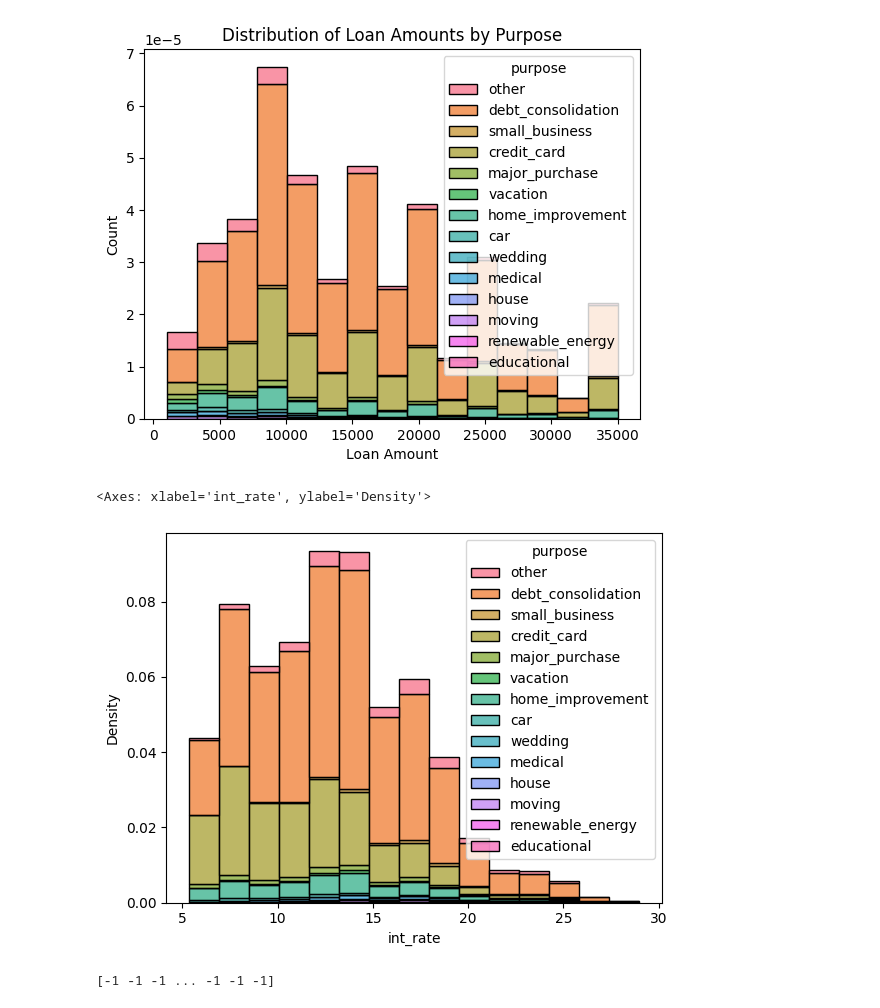
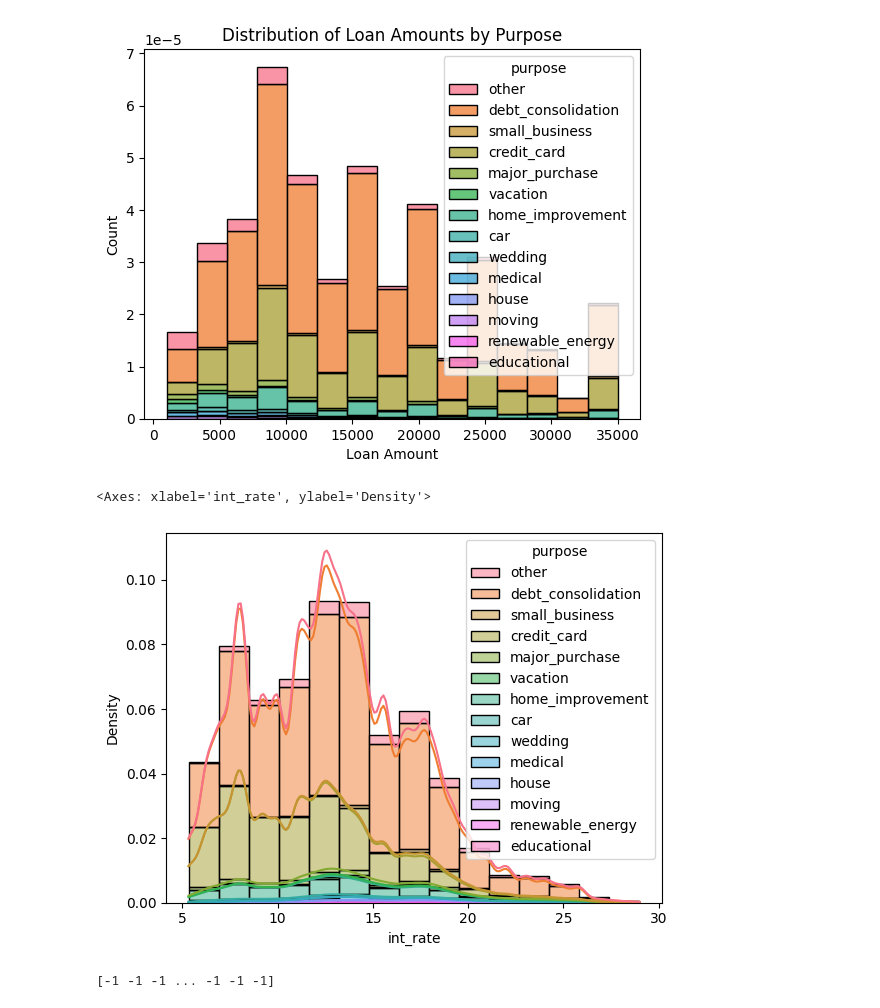
Before and after one commit to dugku/FinalProjectSem2, a Jupyter notebook: main.ipynb, the cells around one changed output. Drawn from its saved outputs; the diff is of its cells as text; code cells hidden in the pictures.

```diff
--- a/main.ipynb
+++ b/main.ipynb
@@ -33,0 +48,4 @@ Index(['Unnamed: 0', 'id', 'member_id', 'loan_amnt', 'funded_amnt',
+# %%
+MoreDropped = droppped.drop(["Unnamed: 0", "id", "member_id", "acc_now_delinq", "total_rec_late_fee", "recoveries", "next_pymnt_d", "collections_12_mths_ex_med", "policy_code"], axis=1)
+MoreDropped
+sns.set_palette("colorblind")
@@ -63,8 +157,8 @@ plt.show()
 # %% [output]
 [figure]
 # %%
-sns.histplot(data=data, x="int_rate", bins=15, hue="purpose", color= "tab10", multiple= "stack", stat="density")
+sns.histplot(data=data, x="int_rate", bins=15, hue="purpose", color= "tab10", multiple= "stack", stat="density", kde=True)
 # %% [output]
 <Axes: xlabel='int_rate', ylabel='Density'>
-[figure, old version]
+[figure, new version]
 # %%
```
Also changed, not shown: parts of 11 cells of this notebook.
